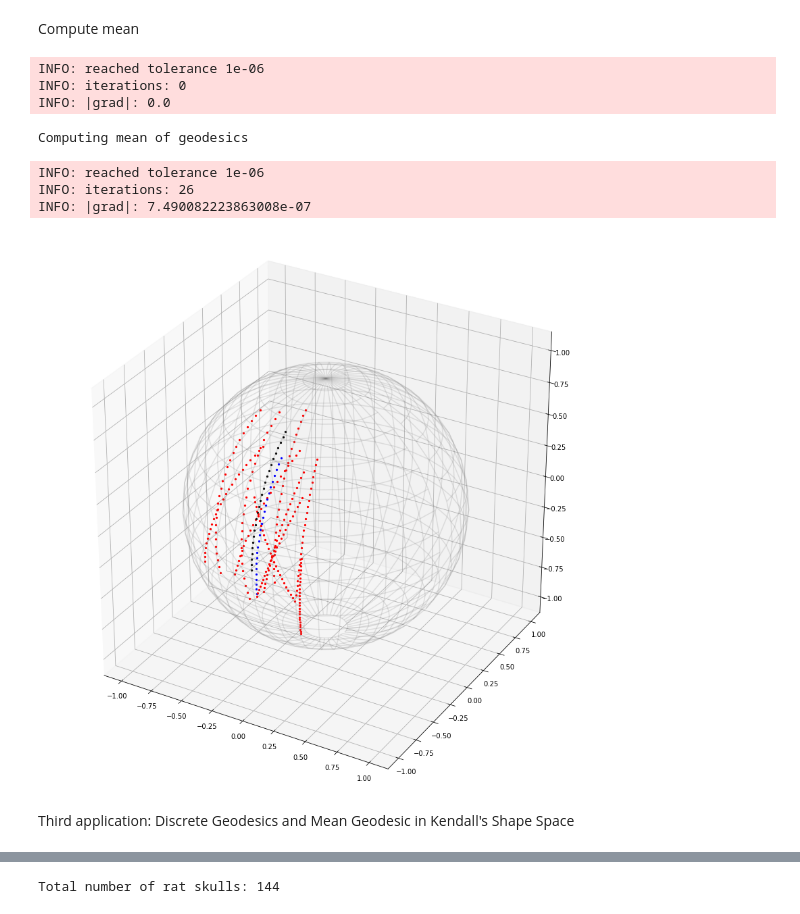
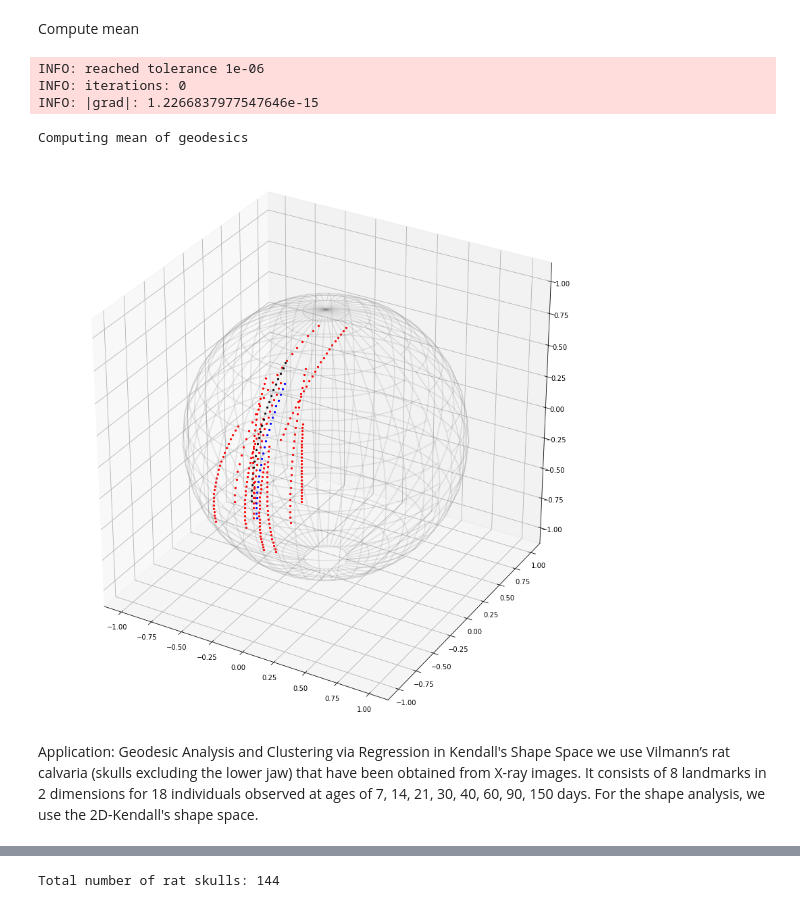
Before and after one commit to enavayaz/sasaki, a Jupyter notebook: usecase_analysis_in_tangent_bundle.ipynb, the cells around one changed output, grey strips where cells are left out. Cells and saved outputs as stored; diff of their text form; code cells hidden in the pictures.

```diff
--- a/usecase_analysis_in_tangent_bundle.ipynb
+++ b/usecase_analysis_in_tangent_bundle.ipynb
@@ -23,15 +26,22 @@ First Application: Shortest paths and mean of geodesics on the 2-Sphere
 # %%
 S2 = Hypersphere(dim=2)
 S2_metric = S2.metric
-sas = SasakiMetric(S2_metric, S2.shape, 4)
+# bypass geomstats bug: shape property of HypersphereMetric not initialized consistently
+if S2.default_coords_type == 'extrinsic':
+    S2_metric.shape = (S2.dim+1,)
+sas = SasakiMetric(S2.metric)
 # %% [markdown]
 Compute the shortest path
 # %%
-p0, u0 = np.array([0, -1, 0]), np.array([1, 0, 1])
-pu0 = np.array([p0, u0])
-pL, uL = np.array([1, 0, 0]), np.array([0, 1, 1])
-puL = np.array([pL, uL])
-z = sas.geodesic(pu0, puL)
+p0, u0 = gs.array([0, -1, 0]), gs.array([1, 0, 1])
+pu0 = gs.array([p0, u0])
+pL, uL = gs.array([1, 0, 0]), gs.array([0, 1, 1])
+puL = gs.array([pL, uL])
+#m = sm.mean([pu0] + [puL])
+# print('Computing shortest path of geodesics')
+z = sas.geodesic_discrete(pu0, puL)
+# vw0 = sm.log(puL, pu0)
+# xx = sm.exp(vw0, pu0)
 geo_list, color_list = [], []
 geods0L, geods = [], []
 for i in range(Nt):
@@ -54,42 +64,43 @@ INFO: |grad|: 1.7180188261322608e-15
 # %% [markdown]
 Compute mean
 # %%
-m = np.array([[0, -1, 0], [0, 0, 1]])
-n_samples, sigma = 10, np.pi/12
+m = gs.array([[0, -1, 0], [0, 0, 1]])
+n_samples, sigma = 10, gs.pi/12
 x = S2.random_riemannian_normal(m[0], n_samples=n_samples)
 y = S2.random_riemannian_normal(m[0], n_samples=n_samples)
 x = [S2_metric.exp(sigma*S2_metric.log(x[i], m[0]), m[0]) for i in range(n_samples)]
 u = [m[1] + sigma*S2_metric.log(y[i], m[0]) for i in range(n_samples)]
-samples = [np.array([x[i], u[i]]) for i in range(n_samples)]
+samples = [gs.array([x[i], u[i]]) for i in range(n_samples)]
+
 print('Computing mean of geodesics')
-#mean = sm.mean(z)
-#gg=Grassmannian(5,2)
-#mean_gs = FrechetMean(S2_metric)
-#mean_gs.fit(samples)
-#mean_estimate = mean_gs.estimate_
-mean = sas.mean(samples)
-#mp, mu = mean[0], mean[1]
+initial = initial_mean(samples, S2_metric)
+mean_gs = FrechetMean(sas, init_point=initial)
+mean_gs.fit(samples)
+mean = mean_gs.estimate_
+# mean = sas.mean(samples)
+
 meanvalue, data, geom = [], [], []
 for i in range(Nt):
     ti = t[i]
     meanvalue.append(S2_metric.exp(ti * m[1], m[0]))
     geom.append(S2_metric.exp(ti * mean[1], mean[0]))
     for j in range(len(samples)):
         data.append(S2_metric.exp(ti * samples[j][1], samples[j][0]))
 geo_list = [meanvalue] + [data] + [geom]
 color_list = ['k'] + ['r'] + ['b']
 visSphere(geo_list, color_list, 15)
 # %% [output]
 INFO: reached tolerance 1e-06
 INFO: iterations: 0
-INFO: |grad|: 0.0
+INFO: |grad|: 1.2266837977547646e-15
 Computing mean of geodesics
-INFO: reached tolerance 1e-06
-INFO: iterations: 26
-INFO: |grad|: 7.490082223863008e-07
-[figure, old version]
+[figure, new version]
-# %% [markdown]
-Third application: Discrete Geodesics and Mean Geodesic in Kendall's Shape Space
+# %% [markdown]
+Application: Geodesic Analysis and Clustering via Regression in Kendall's Shape Space
+we use Vilmann’s rat calvaria (skulls excluding the lower jaw) that have been
+obtained from X-ray images. It consists of 8 landmarks in 2 dimensions for 18
+individuals observed at ages of 7, 14, 21, 30, 40, 60, 90, 150 days.
+For the shape analysis, we use the 2D-Kendall's shape space.
 # %% [markdown]
 ![rat](ratyz.png)
 # %%
```
Also changed, not shown: parts of 6 cells of this notebook, 3 other files.
